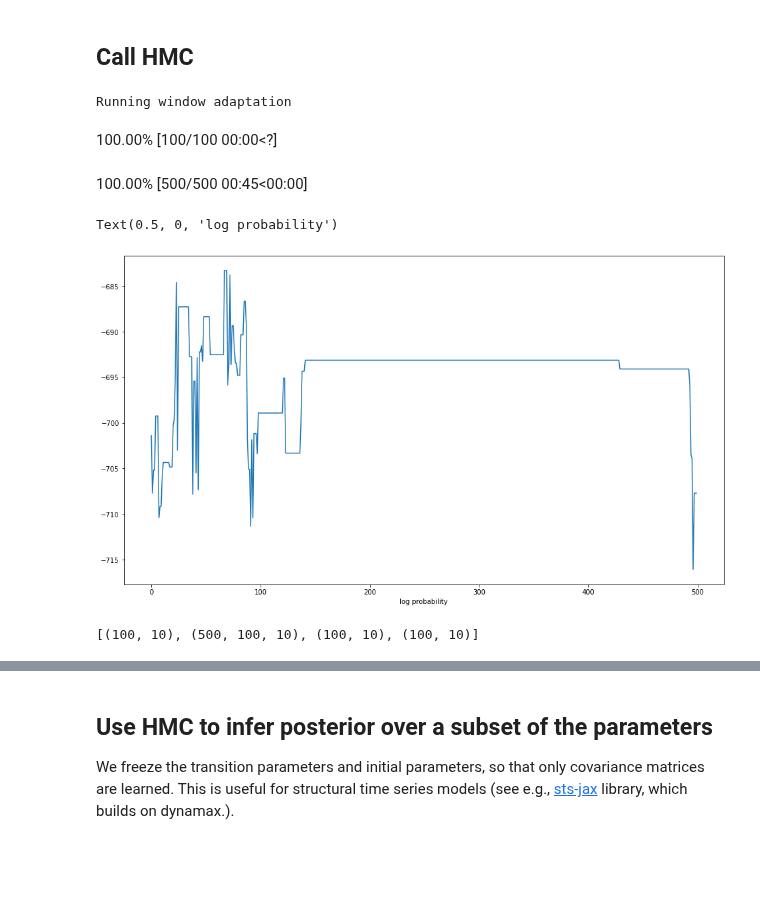
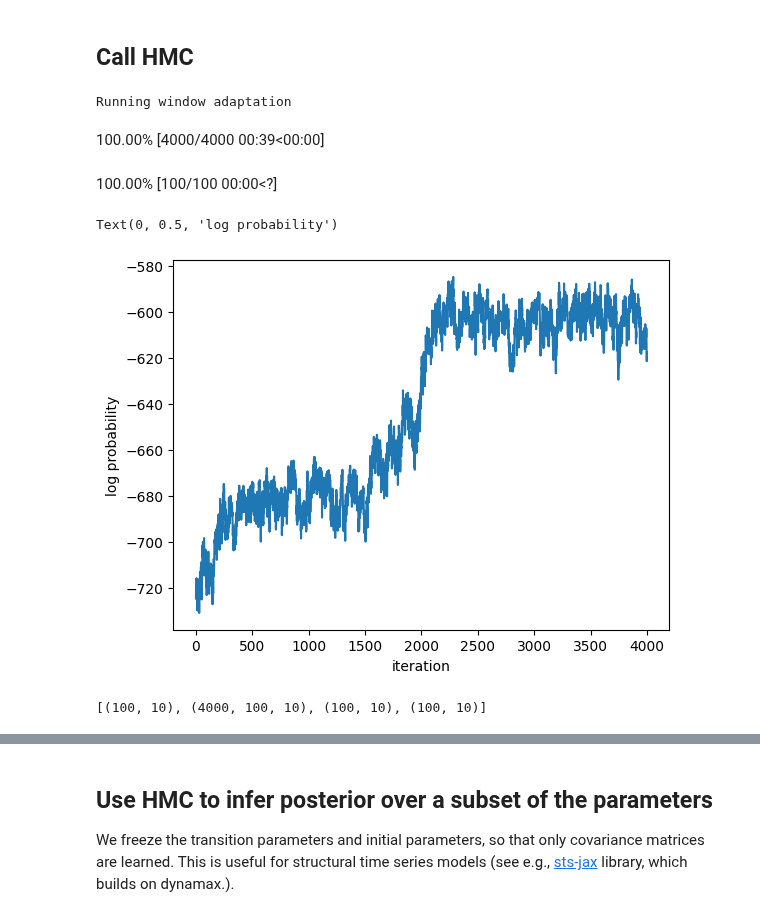
Before and after one commit to probml/dynamax, a Jupyter notebook: docs/notebooks/linear_gaussian_ssm/lgssm_hmc.ipynb, the cells around one changed output, grey strips where cells are left out. Drawn from its saved outputs; the diff is of its cells as text; code cells hidden in the pictures; blank space fills up the shorter version.

```diff
--- a/docs/notebooks/linear_gaussian_ssm/lgssm_hmc.ipynb
+++ b/docs/notebooks/linear_gaussian_ssm/lgssm_hmc.ipynb
@@ -30,8 +30,6 @@ from dynamax.linear_gaussian_ssm import LinearGaussianSSM
 from dynamax.parameters import log_det_jac_constrain
 
 import matplotlib.pyplot as plt
-import matplotlib
-matplotlib.rcParams['figure.figsize'] = [16, 9]
 # %% [markdown]
 ## Generate synthetic training data
 # %%
@@ -114,7 +112,7 @@ def fit_hmc(model,
             emissions,
             inputs=None,
             warmup_steps=100,
-            num_integration_steps=30,
+            num_integration_steps=5,
             verbose=True):
     """Sample parameters of the model using HMC."""
     # Make sure the emissions and inputs have batch dimensions
@@ -134,11 +132,11 @@ def fit_hmc(model,
     # Initialize the HMC sampler using window_adaptation
     warmup = blackjax.window_adaptation(blackjax.hmc,
                                         _logprob,
-                                        num_steps=warmup_steps,
                                         num_integration_steps=num_integration_steps,
                                         progress_bar=verbose)
     init_key, key = jr.split(key)
-    hmc_initial_state, hmc_kernel, _ = warmup.run(init_key, initial_unc_params)
+    (hmc_initial_state, hmc_params), _ = warmup.run(init_key, initial_unc_params, num_steps=warmup_steps)
+    hmc_kernel = blackjax.hmc(_logprob, **hmc_params).step
 
     @jit
     def hmc_step(hmc_state, step_key):
@@ -154,7 +152,7 @@ def fit_hmc(model,
     for _ in pbar:
         step_key, key = jr.split(key)
         hmc_state, params = hmc_step(hmc_state, step_key)
-        log_probs.append(-hmc_state.potential_energy)
+        log_probs.append(hmc_state.logdensity)
         samples.append(params)
 
     # Combine the samples into a single pytree
@@ -162,19 +160,25 @@ def fit_hmc(model,
 # %% [markdown]
 ## Call HMC
 # %%
-sample_size = 500
-param_samples, lps = fit_hmc(test_model, initial_params, param_props, next(keys), sample_size, emissions, num_integration_steps=30)
+sample_size = 4000
+param_samples, lps = fit_hmc(test_model,
+                             initial_params,
+                             param_props,
+                             next(keys),
+                             sample_size,
+                             emissions,
+                             num_integration_steps=5)
 # %% [output]
 Running window adaptation
-100.00% [100/100 00:00<?]
+100.00% [4000/4000 00:39<00:00]
-100.00% [500/500 00:45<00:00]
+100.00% [100/100 00:00<?]
 # %%
 plt.plot(lps)
 plt.xlabel("iteration")
-plt.xlabel("log probability")
+plt.ylabel("log probability")
 # %% [output]
-Text(0.5, 0, 'log probability')
+Text(0, 0.5, 'log probability')
-[figure, old version]
+[figure, new version]
 # %%
 @jit
 def smooth_emission(params):
@@ -184,12 +188,12 @@ def smooth_emission(params):
     return posterior.smoothed_means @ C.T + d
 
 smoothed_emissions = vmap(smooth_emission)(param_samples)
-smoothed_emissions_mean = smoothed_emissions.mean(axis=0)
-smoothed_emissions_std = jnp.std(smoothed_emissions, axis=0)
+smoothed_emissions_mean = jnp.nanmean(smoothed_emissions, axis=0)
+smoothed_emissions_std = jnp.nanstd(smoothed_emissions, axis=0)
 
 print([emissions.shape, smoothed_emissions.shape, smoothed_emissions_mean.shape, smoothed_emissions_std.shape])
 # %% [output]
-[(100, 10), (500, 100, 10), (100, 10), (100, 10)]
+[(100, 10), (4000, 100, 10), (100, 10), (100, 10)]
 # %%
 plot_results(emissions, smoothed_emissions_mean, smoothed_emissions_std)
 # %% [output]
```
Also changed, not shown: parts of 7 cells of this notebook, 4 other files.
